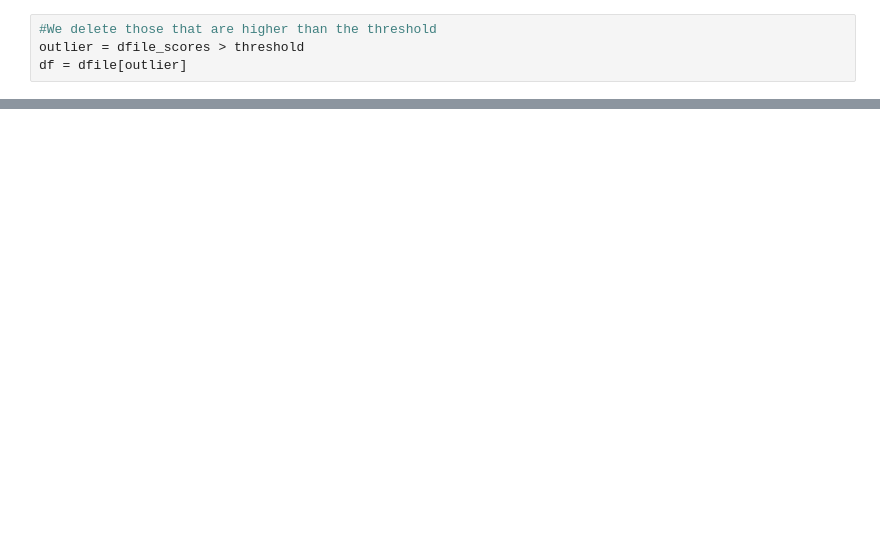
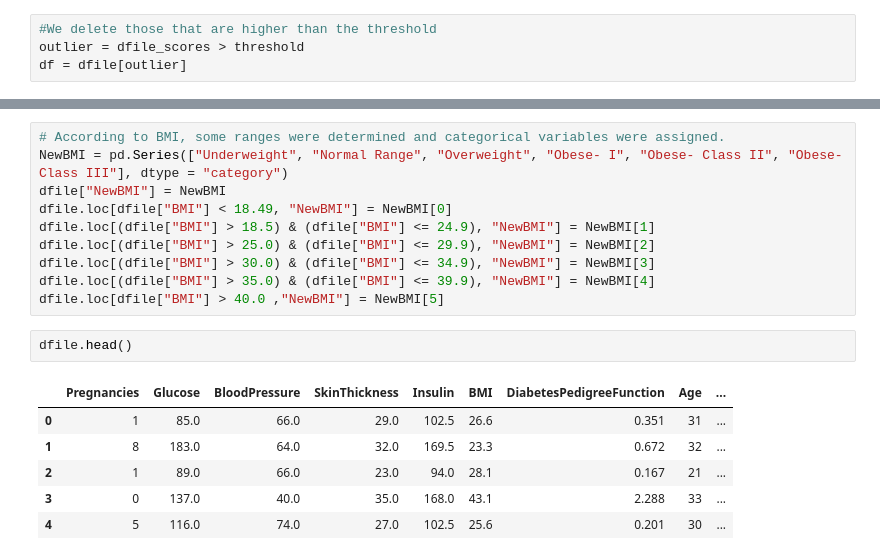
Before and after one commit to hrobinl/Diabetes-Predictability, a Jupyter notebook: project4/Project 4 Diabetes.ipynb, the cells around one changed output, grey strips where cells are left out. Saved outputs shown, nothing was run; the diff lists cells and outputs as text; blank space fills up the shorter version.

```diff
--- a/project4/Project 4 Diabetes.ipynb
+++ b/project4/Project 4 Diabetes.ipynb
@@ -403,0 +418,19 @@ dfile.shape
+# %%
+# According to BMI, some ranges were determined and categorical variables were assigned.
+NewBMI = pd.Series(["Underweight", "Normal Range", "Overweight", "Obese- I", "Obese- Class II", "Obese- Class III"], dtype = "category")
+dfile["NewBMI"] = NewBMI
+dfile.loc[dfile["BMI"] < 18.49, "NewBMI"] = NewBMI[0]
+dfile.loc[(dfile["BMI"] > 18.5) & (dfile["BMI"] <= 24.9), "NewBMI"] = NewBMI[1]
+dfile.loc[(dfile["BMI"] > 25.0) & (dfile["BMI"] <= 29.9), "NewBMI"] = NewBMI[2]
+dfile.loc[(dfile["BMI"] > 30.0) & (dfile["BMI"] <= 34.9), "NewBMI"] = NewBMI[3]
+dfile.loc[(dfile["BMI"] > 35.0) & (dfile["BMI"] <= 39.9), "NewBMI"] = NewBMI[4]
+dfile.loc[dfile["BMI"] > 40.0 ,"NewBMI"] = NewBMI[5]
+# %%
+dfile.head()
+# %% [output]
+|  | Pregnancies | Glucose | BloodPressure | SkinThickness | Insulin | BMI | DiabetesPedigreeFunction | Age | ... |
+| 0 | 1 | 85.0 | 66.0 | 29.0 | 102.5 | 26.6 | 0.351 | 31 | ... |
+| 1 | 8 | 183.0 | 64.0 | 32.0 | 169.5 | 23.3 | 0.672 | 32 | ... |
+| 2 | 1 | 89.0 | 66.0 | 23.0 | 94.0 | 28.1 | 0.167 | 21 | ... |
+| 3 | 0 | 137.0 | 40.0 | 35.0 | 168.0 | 43.1 | 2.288 | 33 | ... |
+| 4 | 5 | 116.0 | 74.0 | 27.0 | 102.5 | 25.6 | 0.201 | 30 | ... |
```
Also changed, not shown: parts of 28 cells of this notebook, 1 other file.
